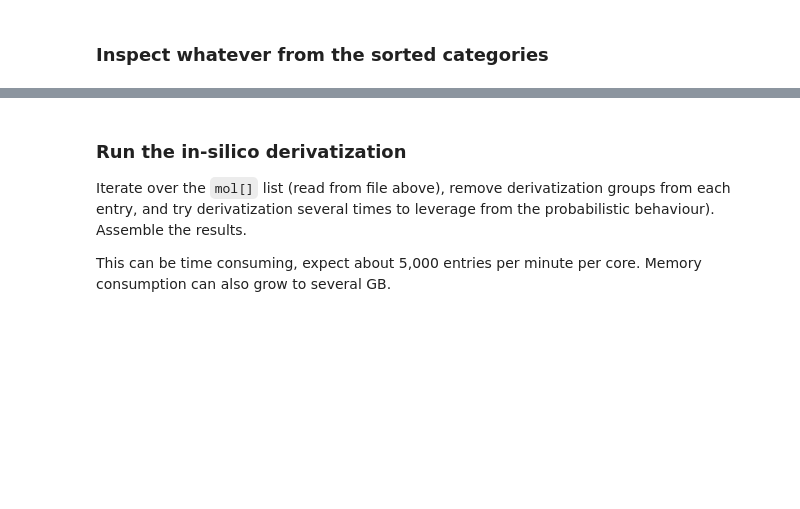
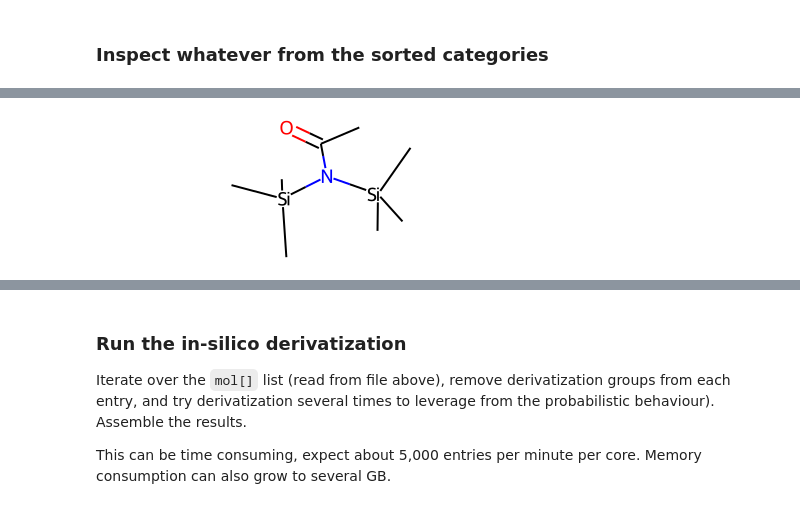
Before and after one commit to maximskorik/gc_derivatization, a Jupyter notebook: example/derivatization.ipynb, the cells around one changed output, grey strips where cells are left out. Drawn from its saved outputs; the diff is of its cells as text; code cells hidden in the pictures; blank space fills up the shorter version.

```diff
--- a/example/derivatization.ipynb
+++ b/example/derivatization.ipynb
@@ -157,10 +183,12 @@ with open('NIST_MeOX.txt','w') as f:
 # %%
 #test_smi='CCO[Si](C)(C)C'
 #test_smi='C[Si](C)(C)OCC-N[Si](C)(C)C'
 #test_m = Chem.MolFromSmiles(test_smi)
-test_m = with_onssi[35][1]
+test_m = with_onssi[0][1]
 Chem.AddHs(test_m)
 test_m
+# %% [output]
+[figure, added]
 # %%
 test_n = remove_derivatization_groups(test_m)
 Chem.AddHs(test_n)
```
Also changed, not shown: parts of 11 cells of this notebook.
